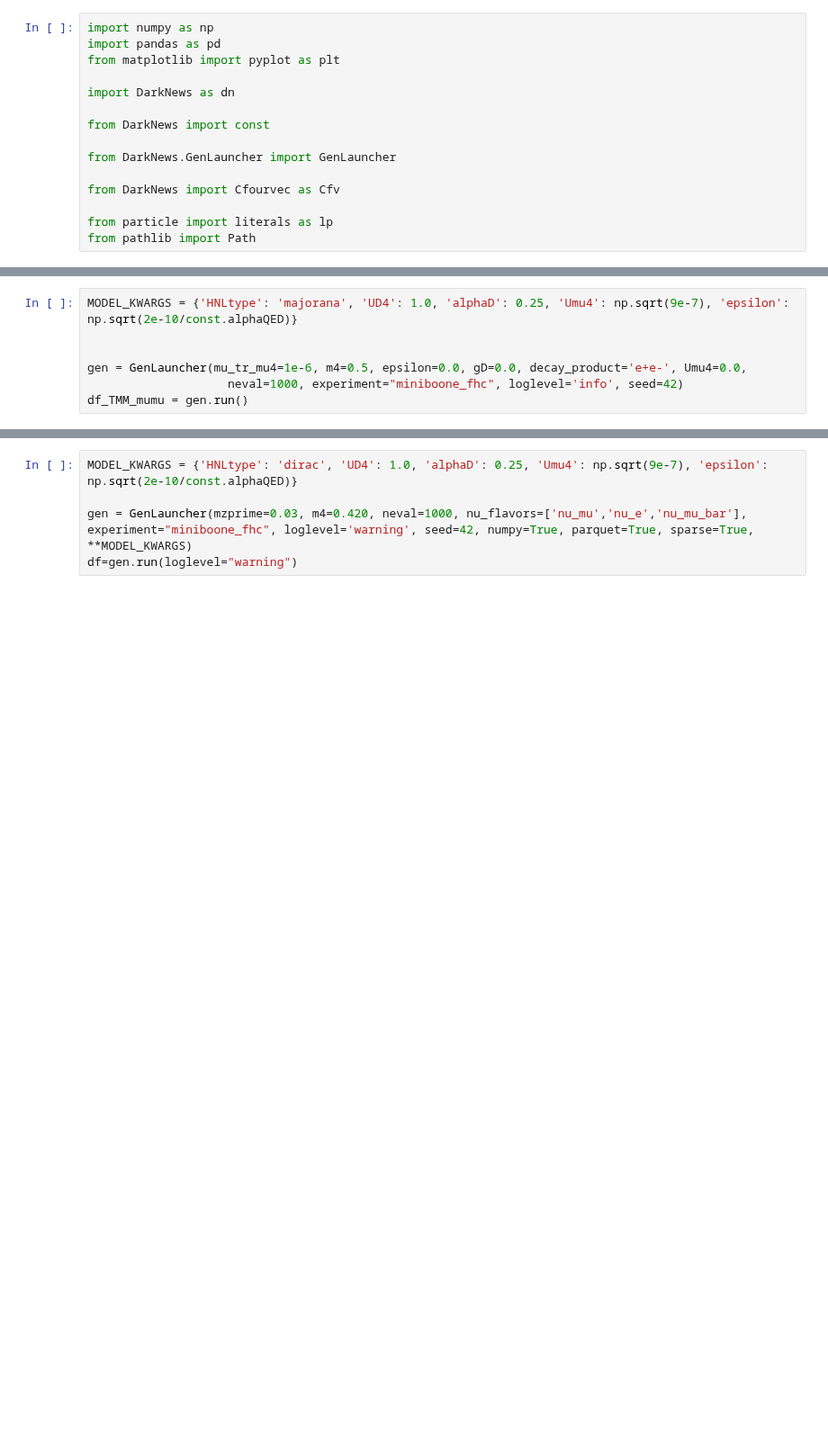
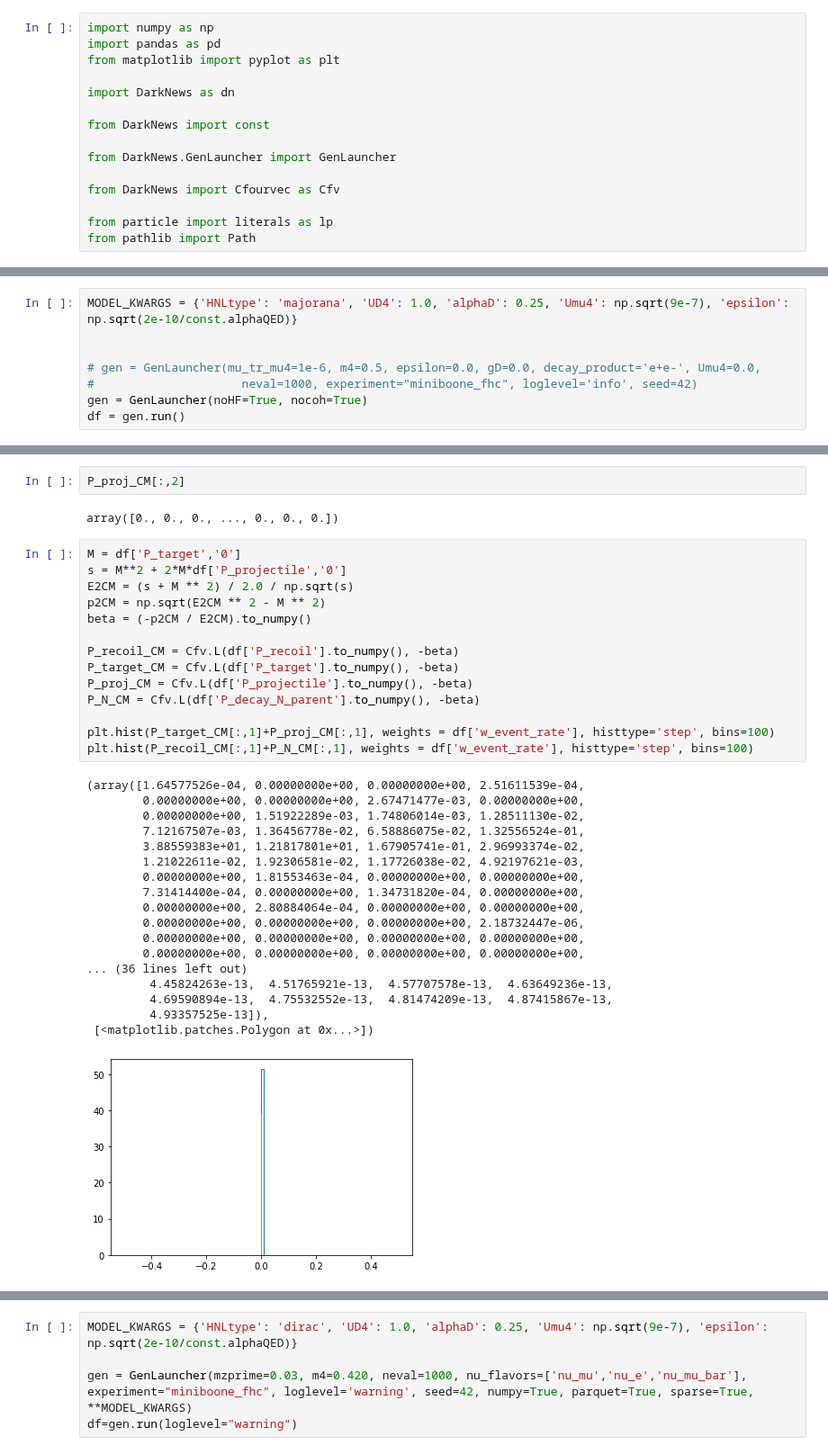
Before and after one commit to mhostert/DarkNews-generator, a Jupyter notebook: examples/test_generator.ipynb, the cells around one changed output, grey strips where cells are left out. Shown at 90% size. Drawn from its saved outputs; the diff is of its cells as text; blank space fills up the shorter version.

```diff
--- a/examples/test_generator.ipynb
+++ b/examples/test_generator.ipynb
@@ -20,9 +128,10 @@ from pathlib import Path
 MODEL_KWARGS = {'HNLtype': 'majorana', 'UD4': 1.0, 'alphaD': 0.25, 'Umu4': np.sqrt(9e-7), 'epsilon': np.sqrt(2e-10/const.alphaQED)}
 
 
-gen = GenLauncher(mu_tr_mu4=1e-6, m4=0.5, epsilon=0.0, gD=0.0, decay_product='e+e-', Umu4=0.0,
-                    neval=1000, experiment="miniboone_fhc", loglevel='info', seed=42)
-df_TMM_mumu = gen.run()
+# gen = GenLauncher(mu_tr_mu4=1e-6, m4=0.5, epsilon=0.0, gD=0.0, decay_product='e+e-', Umu4=0.0,
+#                     neval=1000, experiment="miniboone_fhc", loglevel='info', seed=42)
+gen = GenLauncher(noHF=True, nocoh=True)
+df = gen.run()
 # %% [output]
 Initializing the three-portal model.
 ---------------------------------------------------------
@@ -47,0 +173,37 @@ numpy.ndarray
+# %%
+P_proj_CM[:,2]
+# %% [output]
+array([0., 0., 0., ..., 0., 0., 0.])
+# %%
+M = df['P_target','0']
+s = M**2 + 2*M*df['P_projectile','0']
+E2CM = (s + M ** 2) / 2.0 / np.sqrt(s)
+p2CM = np.sqrt(E2CM ** 2 - M ** 2)
+beta = (-p2CM / E2CM).to_numpy()
+
+P_recoil_CM = Cfv.L(df['P_recoil'].to_numpy(), -beta)
+P_target_CM = Cfv.L(df['P_target'].to_numpy(), -beta)
+P_proj_CM = Cfv.L(df['P_projectile'].to_numpy(), -beta)
+P_N_CM = Cfv.L(df['P_decay_N_parent'].to_numpy(), -beta)
+
+plt.hist(P_target_CM[:,1]+P_proj_CM[:,1], weights = df['w_event_rate'], histtype='step', bins=100)
+plt.hist(P_recoil_CM[:,1]+P_N_CM[:,1], weights = df['w_event_rate'], histtype='step', bins=100)
+# %% [output]
+(array([1.64577526e-04, 0.00000000e+00, 0.00000000e+00, 2.51611539e-04,
+        0.00000000e+00, 0.00000000e+00, 2.67471477e-03, 0.00000000e+00,
+        0.00000000e+00, 1.51922289e-03, 1.74806014e-03, 1.28511130e-02,
+        7.12167507e-03, 1.36456778e-02, 6.58886075e-02, 1.32556524e-01,
+        3.88559383e+01, 1.21817801e+01, 1.67905741e-01, 2.96993374e-02,
+        1.21022611e-02, 1.92306581e-02, 1.17726038e-02, 4.92197621e-03,
+        0.00000000e+00, 1.81553463e-04, 0.00000000e+00, 0.00000000e+00,
+        7.31414400e-04, 0.00000000e+00, 1.34731820e-04, 0.00000000e+00,
+        0.00000000e+00, 2.80884064e-04, 0.00000000e+00, 0.00000000e+00,
+        0.00000000e+00, 0.00000000e+00, 0.00000000e+00, 2.18732447e-06,
+        0.00000000e+00, 0.00000000e+00, 0.00000000e+00, 0.00000000e+00,
+        0.00000000e+00, 0.00000000e+00, 0.00000000e+00, 0.00000000e+00,
+... (36 lines left out)
+         4.45824263e-13,  4.51765921e-13,  4.57707578e-13,  4.63649236e-13,
+         4.69590894e-13,  4.75532552e-13,  4.81474209e-13,  4.87415867e-13,
+         4.93357525e-13]),
+ [<matplotlib.patches.Polygon at 0x...>])
+[figure, added]
```
Also changed, not shown: parts of 25 cells of this notebook, 25 other files.
